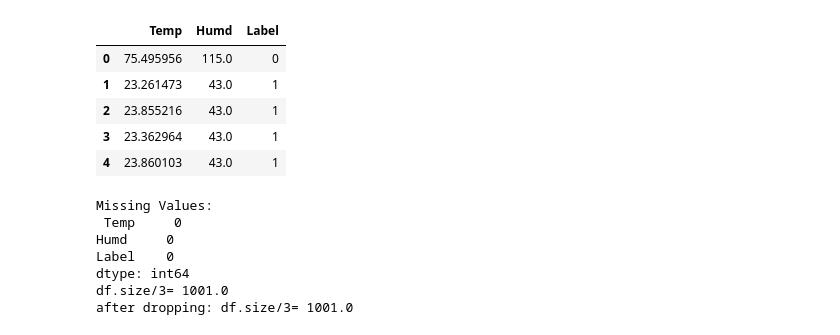
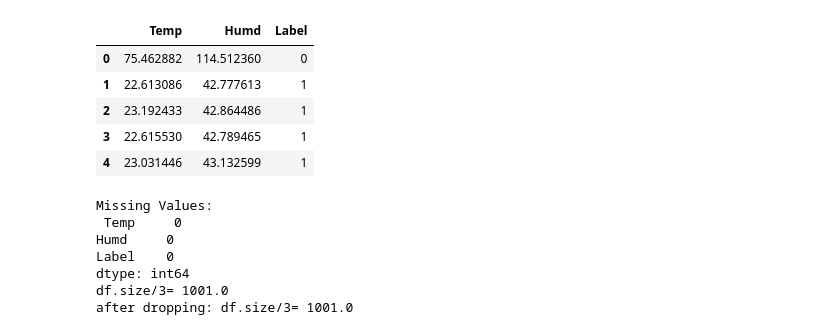
Before and after one commit to DarthHaxo/ENDG510_Lab, a Jupyter notebook: ML_lab.ipynb, the cells around one changed output. Cells and saved outputs as stored; diff of their text form; code cells hidden in the pictures.

```diff
--- a/ML_lab.ipynb
+++ b/ML_lab.ipynb
@@ -18,15 +19,15 @@ from sklearn import metrics #module for evaluating performance
 # %%
 #load your data
-df = pd.read_csv("data_attack.csv")
-df = pd.read_csv("data_attack_noisy_1.csv") #added random number (0 to 1) to every number
+# df = pd.read_csv("data_attack.csv")
+df = pd.read_csv("data_attack_noisy_1.csv") #added random number (-.5 to .5) to every number to simulate increased resolution of sensor
 df.head() # prints top 5 rows from the datatset to check data is load or no
 # %% [output]
 |  | Temp | Humd | Label |
-| 0 | 75.495956 | 115.0 | 0 |
-| 1 | 23.261473 | 43.0 | 1 |
-| 2 | 23.855216 | 43.0 | 1 |
-| 3 | 23.362964 | 43.0 | 1 |
-| 4 | 23.860103 | 43.0 | 1 |
+| 0 | 75.462882 | 114.512360 | 0 |
+| 1 | 22.613086 | 42.777613 | 1 |
+| 2 | 23.192433 | 42.864486 | 1 |
+| 3 | 22.615530 | 42.789465 | 1 |
+| 4 | 23.031446 | 43.132599 | 1 |
 # %%
 #  Check for missing values
 missing_values = df.isnull().sum()
```
Also changed, not shown: parts of 17 cells of this notebook, 4 other files.
